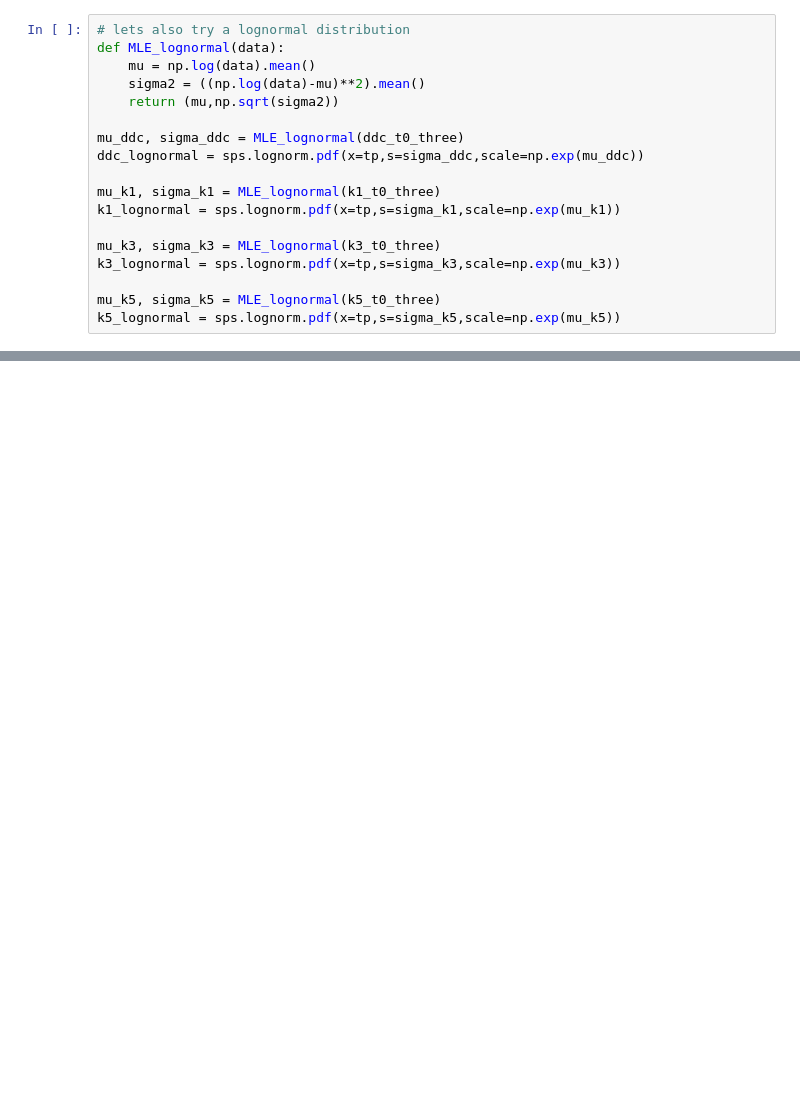
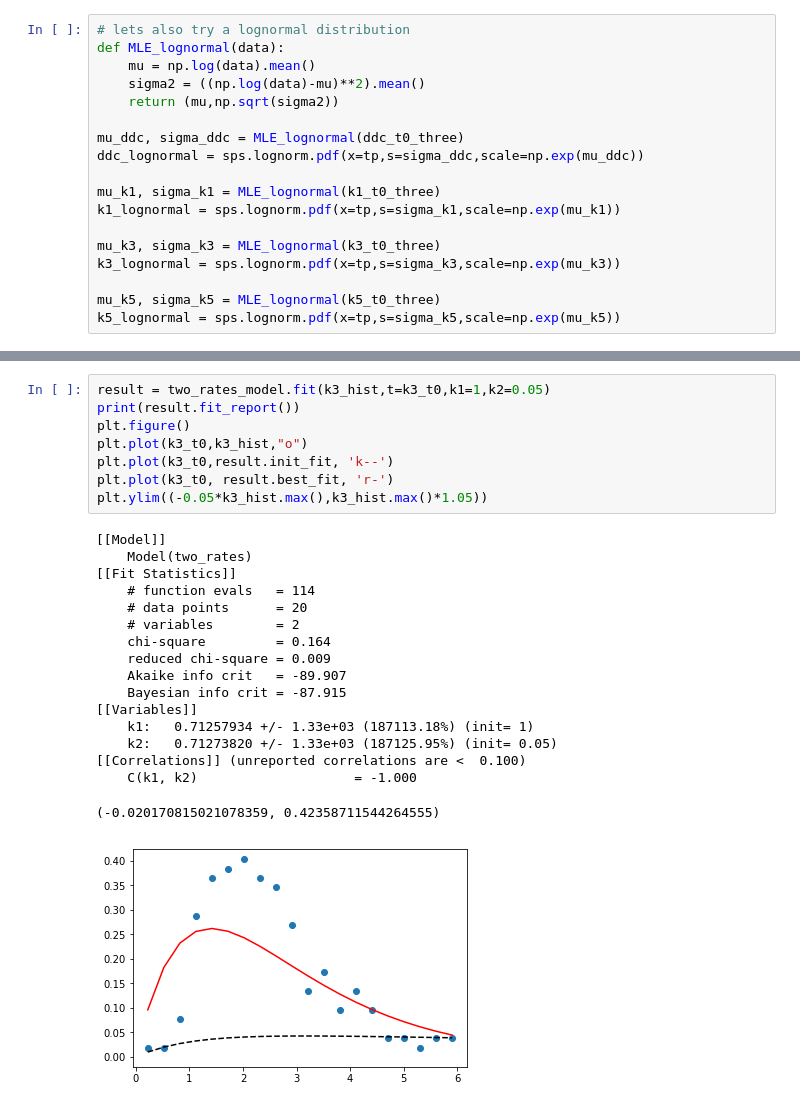
Before and after one commit to hstrey/mRNA-analysis, a Jupyter notebook: t0_distributions.ipynb, the cells around one changed output, grey strips where cells are left out. Cells and saved outputs as stored; diff of their text form; blank space fills up the shorter version.

```diff
--- a/t0_distributions.ipynb
+++ b/t0_distributions.ipynb
@@ -280,0 +351,26 @@ print(k5_t0_three.mean())
+# %%
+result = two_rates_model.fit(k3_hist,t=k3_t0,k1=1,k2=0.05)
+print(result.fit_report())
+plt.figure()
+plt.plot(k3_t0,k3_hist,"o")
+plt.plot(k3_t0,result.init_fit, 'k--')
+plt.plot(k3_t0, result.best_fit, 'r-')
+plt.ylim((-0.05*k3_hist.max(),k3_hist.max()*1.05))
+# %% [output]
+[[Model]]
+    Model(two_rates)
+[[Fit Statistics]]
+    # function evals   = 114
+    # data points      = 20
+    # variables        = 2
+    chi-square         = 0.164
+    reduced chi-square = 0.009
+    Akaike info crit   = -89.907
+    Bayesian info crit = -87.915
+[[Variables]]
+    k1:   0.71257934 +/- 1.33e+03 (187113.18%) (init= 1)
+    k2:   0.71273820 +/- 1.33e+03 (187125.95%) (init= 0.05)
+[[Correlations]] (unreported correlations are <  0.100)
+    C(k1, k2)                    = -1.000
+(-0.020170815021078359, 0.42358711544264555)
+[figure, added]
```
Also changed, not shown: parts of 21 cells of this notebook, 20 other files.
